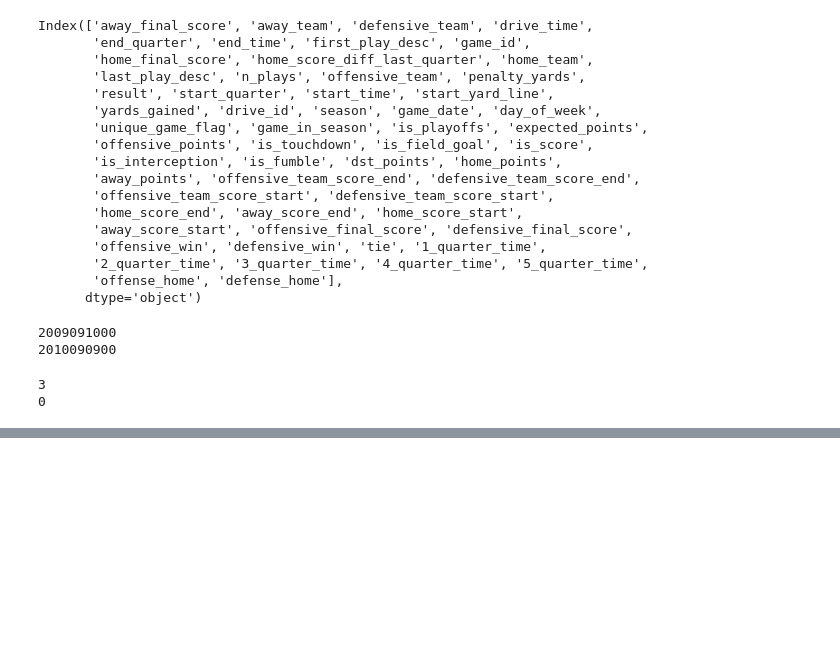
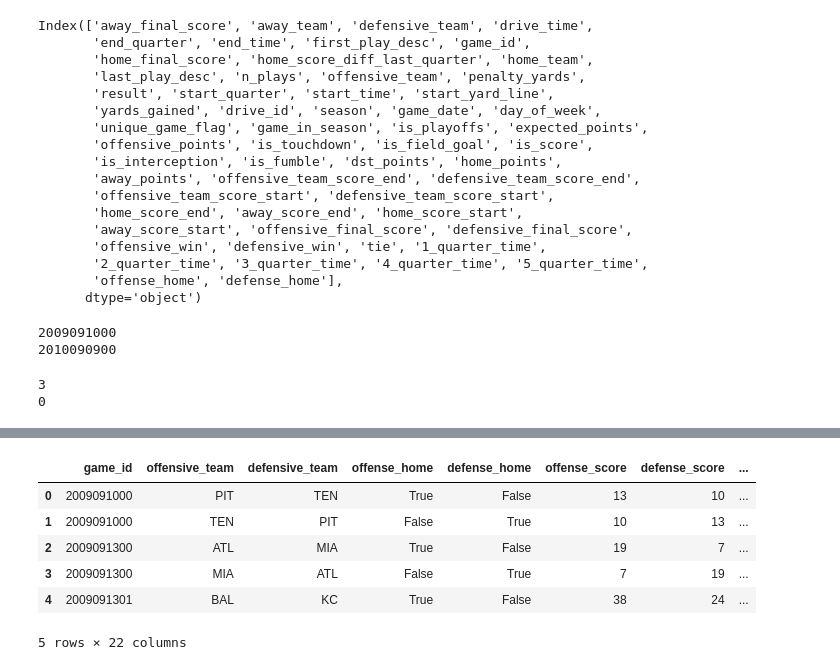
Before and after one commit to brent-lemieux/nfl, a Jupyter notebook: notebooks/model.ipynb, the cells around one changed output, grey strips where cells are left out. Saved outputs shown, nothing was run; the diff lists cells and outputs as text; code cells hidden in the pictures; blank space fills up the shorter version.

```diff
--- a/notebooks/model.ipynb
+++ b/notebooks/model.ipynb
@@ -172,0 +208,38 @@ df['game_in_season'].min()
+# %%
+agg1_columns = ['game_id', 'offensive_team', 'defensive_team', 'offense_home', 'defense_home']
+
+gdf = ddf.groupby(agg1_columns, as_index=False).agg(
+    {'offensive_final_score': 'mean', 'defensive_final_score': 'mean',
+     'offensive_win': 'mean', 'defensive_win': 'mean', 'yards_gained': 'sum',
+     'penalty_yards': 'sum', 'offensive_points': 'mean', 'is_touchdown': 'mean',
+     'is_score': 'mean', 'is_interception': 'mean', 'is_fumble': 'mean',
+     'drive_time': 'sum', '4_quarter_time': 'sum',
+     'drive_id': 'count', 'game_date': 'max', 'dst_points': 'mean'}
+)
+
+rename_dict = {
+    'offensive_final_score': 'offense_score',
+    'defensive_final_score': 'defense_score',
+    'offensive_points': 'ppd',
+    'is_touchdown': 'tdr',
+    'is_score': 'scr',
+    'is_interception': 'intr',
+    'is_fumble': 'fmbr',
+    'drive_id': 'possession_count',
+    'dst_points': 'dppd',
+    'game_date': 'last_game'
+}
+
+gdf['total_yards'] = gdf['yards_gained'] + gdf['penalty_yards']
+
+gdf = gdf.rename(rename_dict, axis=1)
+# %%
+gdf.head()
+# %% [output]
+|  | game_id | offensive_team | defensive_team | offense_home | defense_home | offense_score | defense_score | ... |
+| 0 | 2009091000 | PIT | TEN | True | False | 13 | 10 | ... |
+| 1 | 2009091000 | TEN | PIT | False | True | 10 | 13 | ... |
+| 2 | 2009091300 | ATL | MIA | True | False | 19 | 7 | ... |
+| 3 | 2009091300 | MIA | ATL | False | True | 7 | 19 | ... |
+| 4 | 2009091301 | BAL | KC | True | False | 38 | 24 | ... |
+5 rows × 22 columns
```
Also changed, not shown: parts of 22 cells of this notebook.
